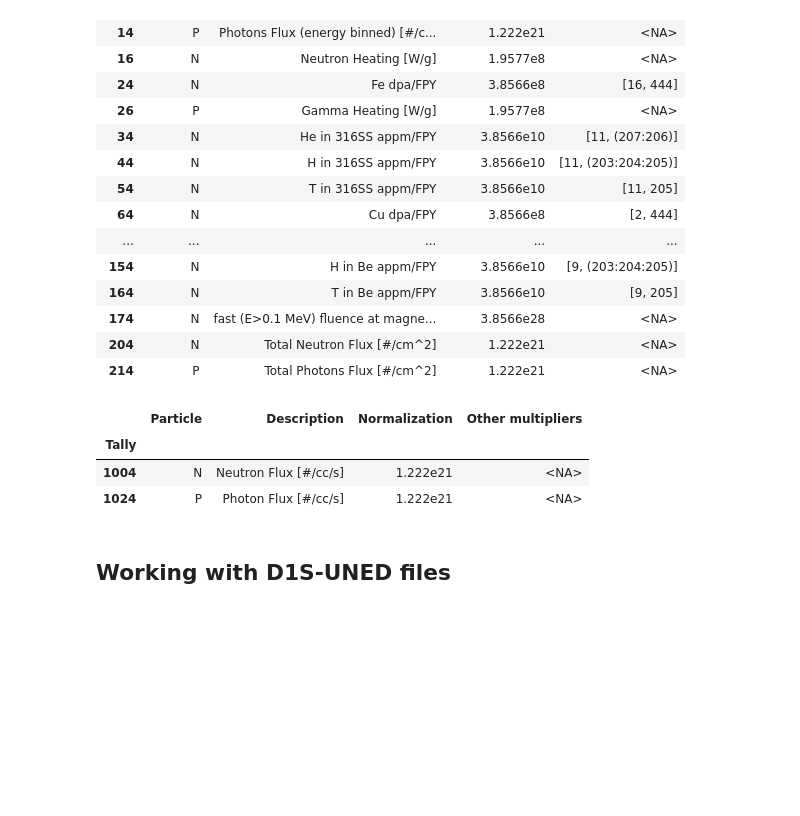
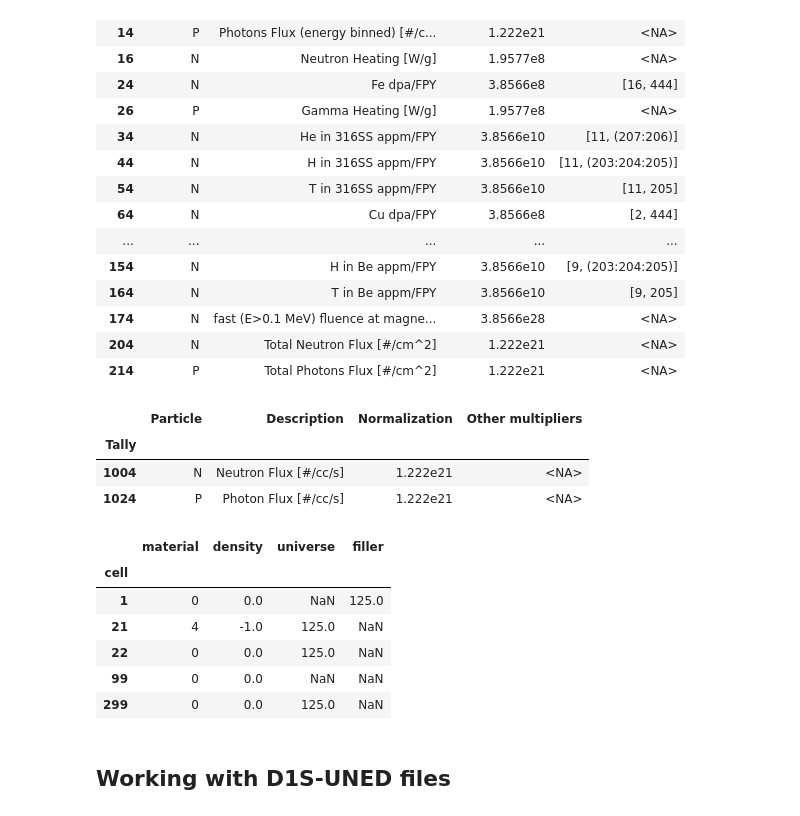
Before and after one commit to Fusion4Energy/F4Enix, a Jupyter notebook: docs/source/examples/input/input.ipynb, the cells around one changed output. Cells and saved outputs as stored; diff of their text form; code cells hidden in the pictures; blank space fills up the shorter version.

Commit message:
added cell summary in doc

```diff
--- a/docs/source/examples/input/input.ipynb
+++ b/docs/source/examples/input/input.ipynb
@@ -376,6 +376,16 @@ inp.get_tally_summary(fmesh=True)
 | Tally |  |  |  |  |
 | 1004 | N | Neutron Flux [#/cc/s] | 1.222e21 | <NA> |
 | 1024 | P | Photon Flux [#/cc/s] | 1.222e21 | <NA> |
+# %%
+inp_universes.get_cells_summary()
+# %% [output]
+|  | material | density | universe | filler |
+| cell |  |  |  |  |
+| 1 | 0 | 0.0 | NaN | 125.0 |
+| 21 | 4 | -1.0 | 125.0 | NaN |
+| 22 | 0 | 0.0 | 125.0 | NaN |
+| 99 | 0 | 0.0 | NaN | NaN |
+| 299 | 0 | 0.0 | 125.0 | NaN |
 # %% [markdown]
 ## Working with D1S-UNED files
 # %% [markdown]
```
Also changed, not shown: parts of 2 cells of this notebook.
